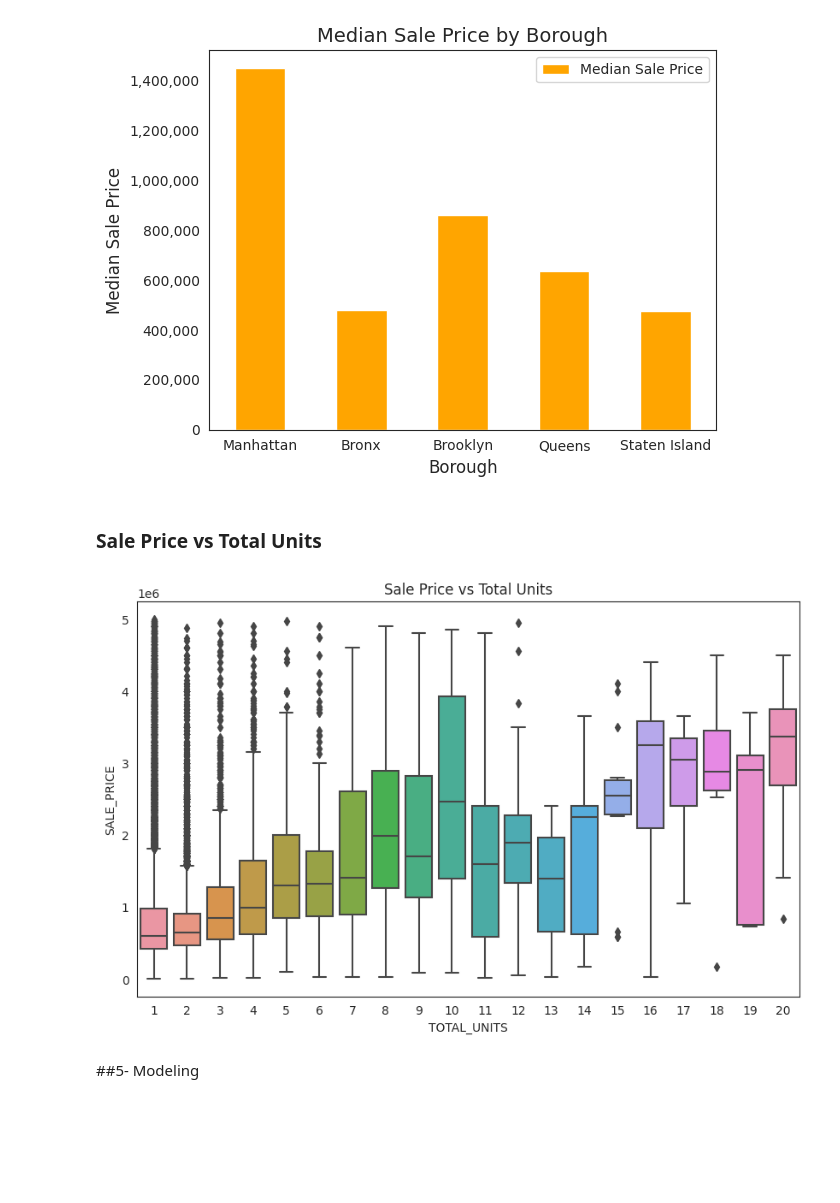
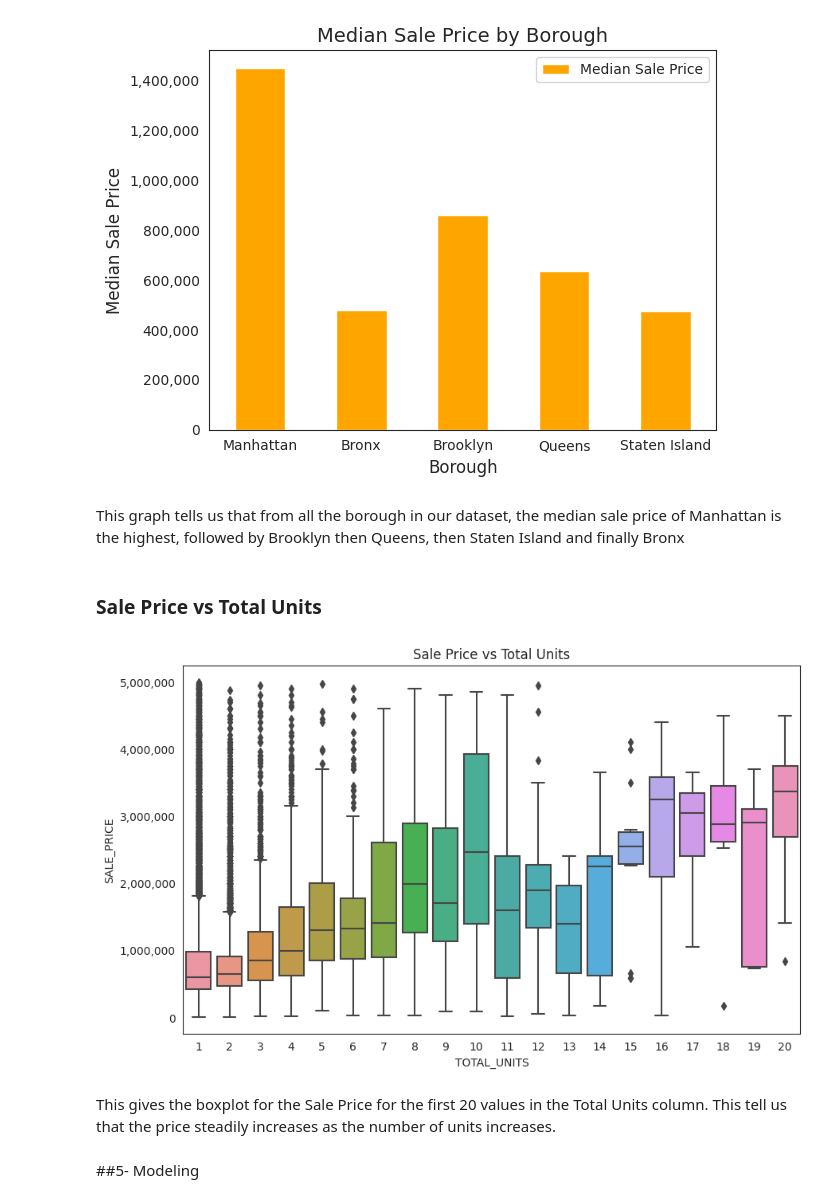
Before and after one commit to eshentong/NYC-HousingPricePrediction, a Jupyter notebook: BA810_NYC_Propertiesipynb.ipynb, the cells around one changed output. Drawn from its saved outputs; the diff is of its cells as text; code cells hidden in the pictures; blank space fills up the shorter version.

```diff
--- a/BA810_NYC_Propertiesipynb.ipynb
+++ b/BA810_NYC_Propertiesipynb.ipynb
@@ -608,18 +667,24 @@ plt.show()
 # %% [output]
 <Figure size 800x600 with 0 Axes>
 [figure]
+# %% [markdown]
+This graph tells us that from all the borough in our dataset, the median sale price of Manhattan is the highest, followed by Brooklyn then Queens, then Staten Island and finally Bronx
 # %% [markdown]
 ### Sale Price vs Total Units
 # %%
 plot = nyc_copy[nyc_copy['TOTAL_UNITS'] <= 20]
 
 
 plt.figure(figsize=(10,6))
-sns.boxplot(x='TOTAL_UNITS', y='SALE_PRICE', data=plot)
+ax = sns.boxplot(x='TOTAL_UNITS', y='SALE_PRICE', data=plot)
+formatter = ticker.FuncFormatter(lambda x, pos: f'{x:,.0f}')  # Modify the format if needed
+ax.yaxis.set_major_formatter(formatter)
 plt.title('Sale Price vs Total Units')
 plt.show()
 # %% [output]
-[figure, old version]
+[figure, new version]
+# %% [markdown]
+This gives the boxplot for the Sale Price for the first 20 values in the Total Units column. This tell us that the price steadily increases as the number of units increases.
 # %% [markdown]
 ##5- Modeling
 # %% [markdown]
```
Also changed, not shown: parts of 47 cells of this notebook.
